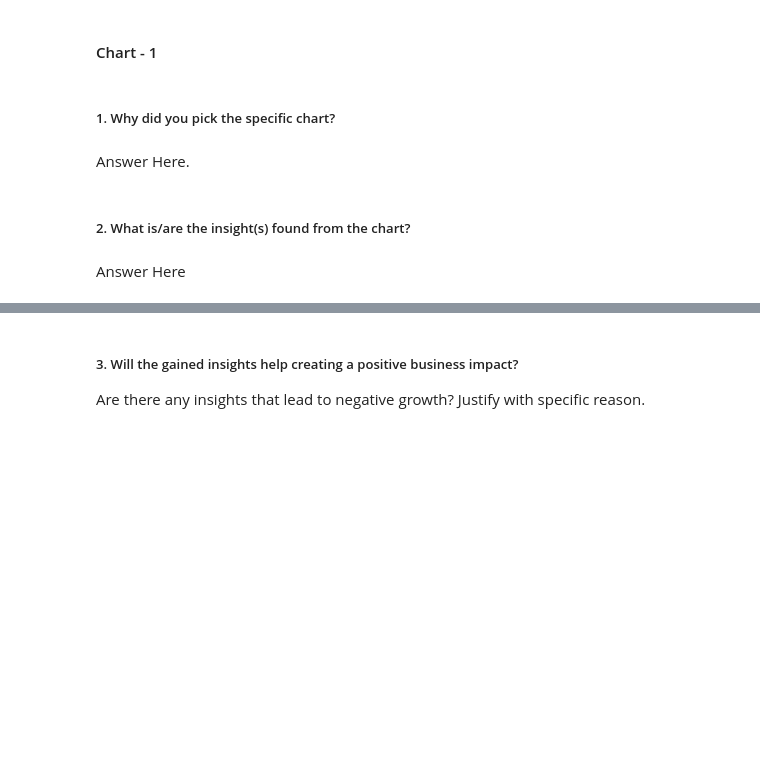
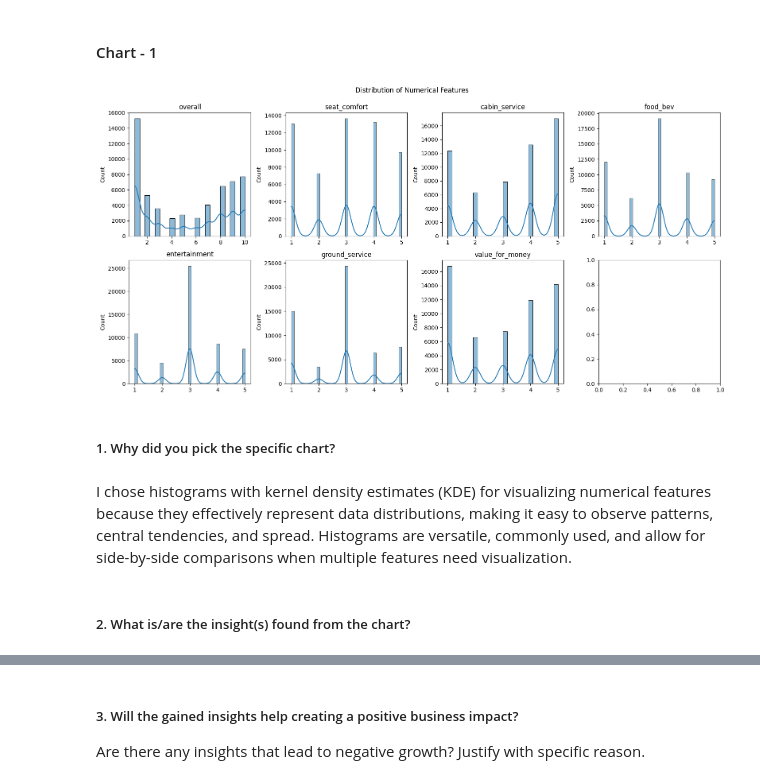
Before and after one commit to rashmi0852/Airline_Passenger_Refferal_Prediction, a Jupyter notebook: Airline_Referal.ipynb, the cells around one changed output, grey strips where cells are left out. Cells and saved outputs as stored; diff of their text form; code cells hidden in the pictures; blank space fills up the shorter version.

```diff
--- a/Airline_Referal.ipynb
+++ b/Airline_Referal.ipynb
@@ -458,6 +458,11 @@ numeric_imputer = SimpleImputer(strategy='median')
 
 # Apply the imputer to the numeric columns with missing values
 airline_data[numeric_missing] = numeric_imputer.fit_transform(airline_data[numeric_missing])
+
+#convert  numeric missing column value to integer
+numeric=['seat_comfort', 'cabin_service', 'food_bev',"overall",'value_for_money',
+                      'entertainment', 'ground_service']
+airline_data[numeric]=airline_data[numeric].astype("int")
 # %%
 #Handel categorical missing columns
 # Create a SimpleImputer with strategy='most_frequent' for categorical columns
@@ -494,6 +499,13 @@ dtype: int64
 # Convert "review_date" to date data type
 airline_data['review_date'] = pd.to_datetime(airline_data['review_date'], errors='coerce')
 
-# Convert "date_flown" to date data type
-airline_data['date_flown'] = pd.to_datetime(airline_data['date_flown'], errors='coerce')
+# Extract month as a numerical value from "review_date"
+airline_data['review_month'] = airline_data['review_date'].dt.month
+# %%
+# Convert "date_flown" to date data type
+airline_data['date_flown'] = pd.to_datetime(airline_data['date_flown'], errors='coerce')
+
+
+# Extract month as a numerical value from "date_flown"
+airline_data['flown_month'] = airline_data['date_flown'].dt.month
 # %%
@@ -529,8 +527,33 @@ Answer Here.
+# %%
+# Chart - 1 visualization code
+#Question -1:Find Distribution of numerical features
+
+
+# List of numerical columns
+numerical_columns = ['overall', 'seat_comfort', 'cabin_service', 'food_bev', 'entertainment', 'ground_service', 'value_for_money']
+
+# Set up subplots
+fig, axes = plt.subplots(nrows=2, ncols=4, figsize=(16, 8))
+fig.suptitle('Distribution of Numerical Features')
+
+# Plot histograms for numerical features
+for i, column in enumerate(numerical_columns):
+    row, col = divmod(i, 4)
+    sns.histplot(data=airline_data, x=column, kde=True, ax=axes[row, col])
+    axes[row, col].set_title(column)
+    axes[row, col].set_xlabel('')
+
+# Adjust layout
+plt.tight_layout()
+plt.subplots_adjust(top=0.9)
+
+# Show the plots
+plt.show()
+# %% [output]
+[figure, added]
 # %% [markdown]
 ##### 1. Why did you pick the specific chart?
-# %% [markdown]
-Answer Here.
+# %% [markdown]
+I chose histograms with kernel density estimates (KDE) for visualizing numerical features because they effectively represent data distributions, making it easy to observe patterns, central tendencies, and spread. Histograms are versatile, commonly used, and allow for side-by-side comparisons when multiple features need visualization.
 # %% [markdown]
 ##### 2. What is/are the insight(s) found from the chart?
-# %% [markdown]
-Answer Here
```
Also changed, not shown: parts of 66 cells of this notebook.
